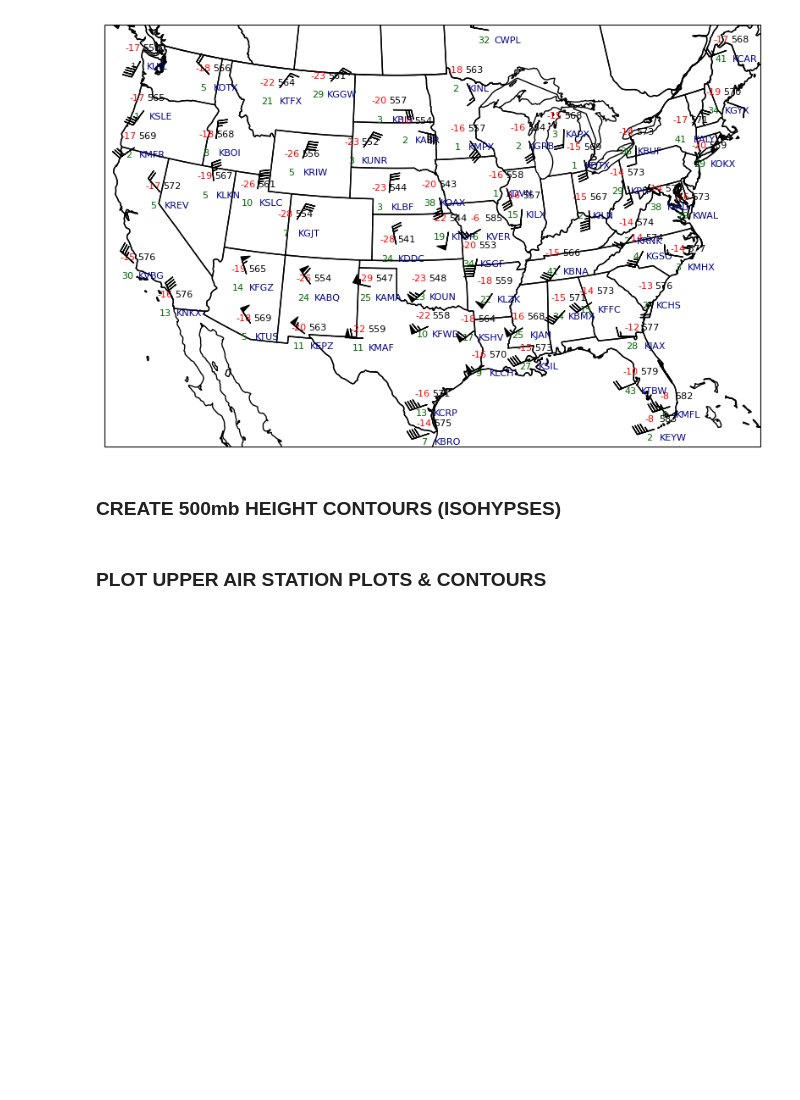
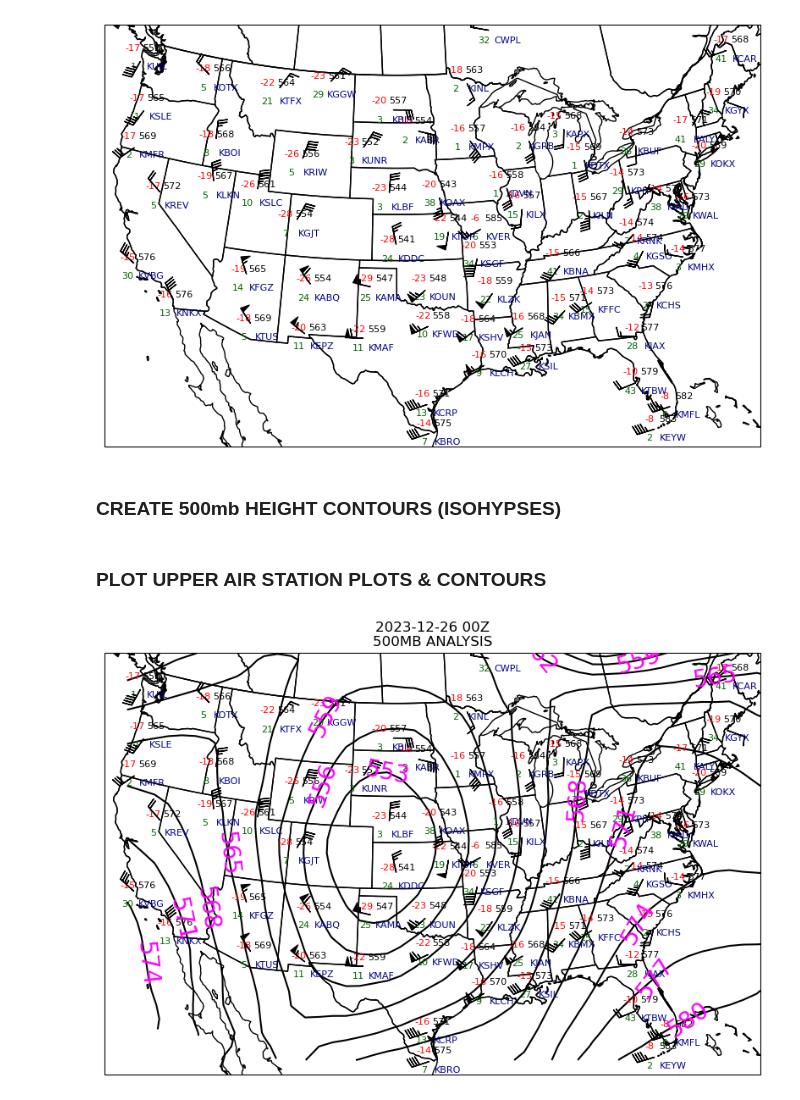
Before and after one commit to samuelhalvorson/ATSC_270, a Jupyter notebook: assignment_5/assignment_5.ipynb, the cells around one changed output. Drawn from its saved outputs; the diff is of its cells as text; code cells hidden in the pictures; blank space fills up the shorter version.

```diff
--- a/assignment_5/assignment_5.ipynb
+++ b/assignment_5/assignment_5.ipynb
@@ -136,28 +136,70 @@ plt.savefig("upper_air_500.png")
 ### CREATE 500mb HEIGHT CONTOURS (ISOHYPSES) ###
 # %%
 #convert the data to x, y, and z locations on the projected map
+x,y,z = proj.transform_points(ccrs.PlateCarree(), data500["longitude"].values, data500["latitude"].values).T
+
 
 #remove nans
+mask = ~np.isnan(x)
+
 
 #interpolate the data to a grid
+grdx, grdy, hght = interpolate_to_grid(x[mask], y[mask], data500["height"].values[mask], interp_type="cressman", search_radius=1000000,
+                                       minimum_neighbors=3, hres=100000)
 # %% [markdown]
 ### PLOT UPPER AIR STATION PLOTS & CONTOURS ###
 # %%
+#map projection
+proj = ccrs.LambertConformal(central_longitude=-100,central_latitude=35)
+
+#create figure
+fig = plt.figure(figsize=(10,10),dpi=100)
+ax = fig.add_subplot(1,1,1,projection=proj)
+
+#add elements to make map more useable
+ax.add_feature(cfeature.COASTLINE)
+ax.add_feature(cfeature.STATES)
+ax.add_feature(cfeature.BORDERS)
+
+#zoom on the Contiguous United States
+ax.set_extent((-120, -75, 23, 50))
+
+
+#create stationplot
+stationplots = StationPlot(ax, data500.longitude, data500.latitude, transform=ccrs.PlateCarree(), clip_on=True, fontsize=8)
 
 #temperature in red
+stationplots.plot_parameter((-1,1), data500['temperature'].values, color='red')
 
 #dewpoint DEPRESSION in dark green
+stationplots.plot_parameter((-1,-1), (data500["temperature"] - data500['dewpoint'].values), color='darkgreen')
 
-#height (need to format to be the first 3 digits)
+#height (need to format to be the final 3 digits)
+stationplots.plot_parameter((1,1), (data500['height'].values), formatter=lambda v: format(v, '.0f')[:3])
 
 #station ID in dark blue
+stationplots.plot_text((1.5,-1), data500['station'].values, color='darkblue')
 
 #wind in black
+stationplots.plot_barb(data500['u_wind'].values, data500['v_wind'].values, zorder=5)
+
+
+
+
 
 
 #plot contours from 4600m to 6000m with 60m interval
+clevs = np.arange(4600, 6000, 30)
+
+cs = ax.contour(grdx, grdy, hght, clevs, colors="black")
+
+ax.clabel(cs, inline=True, zorder=10, colors="magenta", fontsize=20, fmt=lambda v: format(v, '.0f')[:3])
+
 
 #add a title with the date
-
+plt.title(f'{dt.strftime("%Y-%m-%d %HZ")}\n500MB ANALYSIS')
 
 #save the map as contour_500.png
+plt.savefig("contour_500.png")
+# %% [output]
+[figure, added]
```
Also changed, not shown: parts of 1 cell of this notebook, 1 other file.
